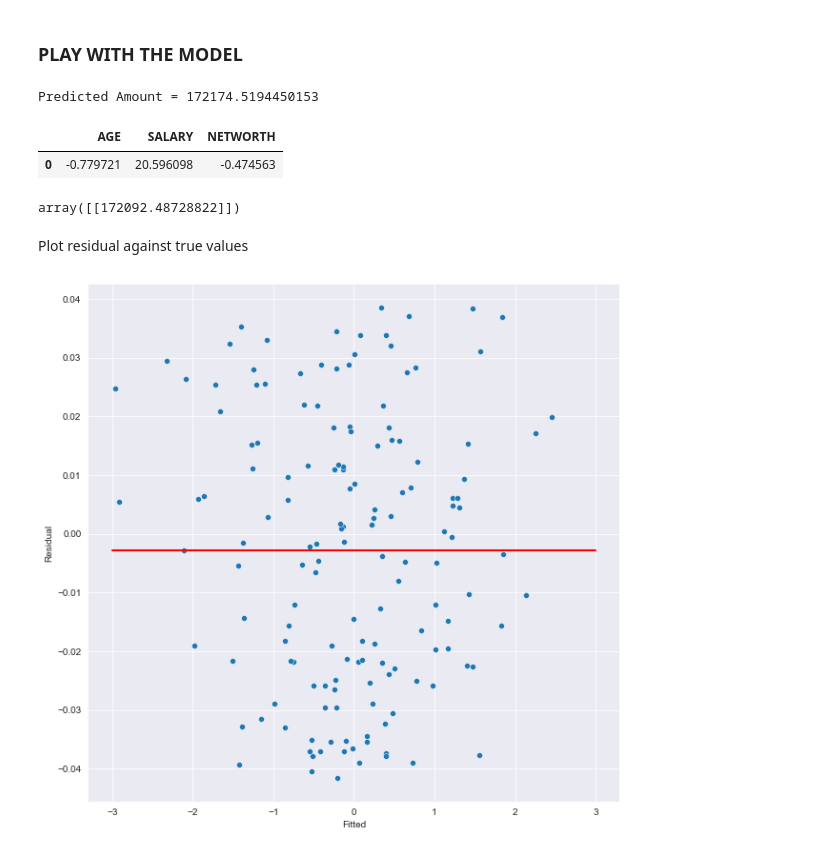
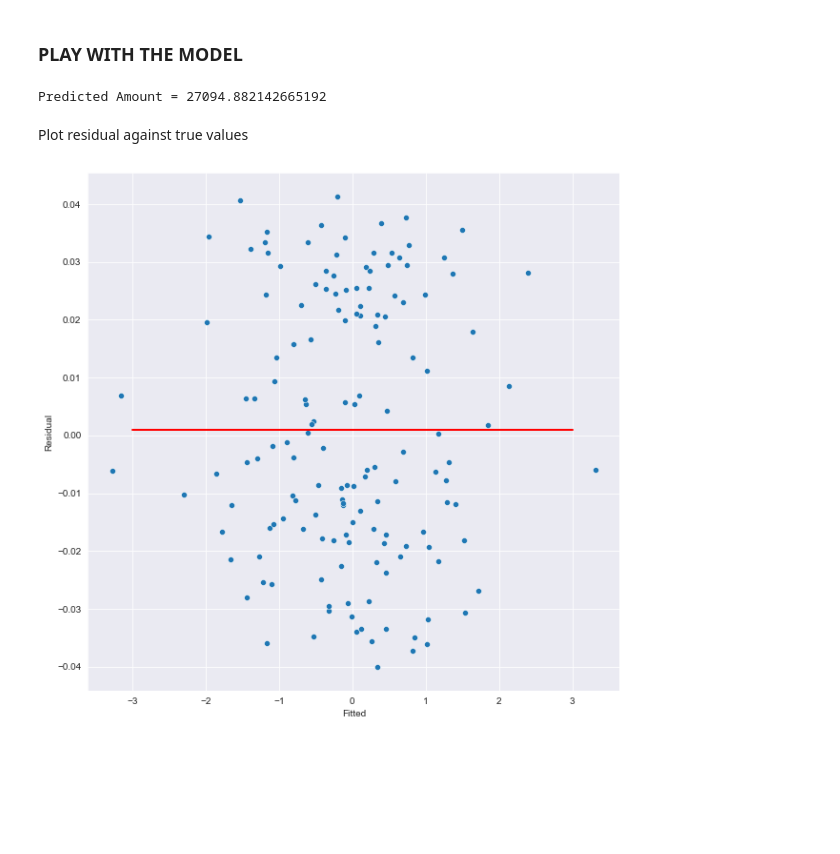
Before and after one commit to natthawit-jan/car_price_prediction_proj, a Jupyter notebook: car_prediction.ipynb, the cells around one changed output. Drawn from its saved outputs; the diff is of its cells as text; code cells hidden in the pictures; blank space fills up the shorter version.

```diff
--- a/car_prediction.ipynb
+++ b/car_prediction.ipynb
@@ -217,8 +217,8 @@ Notes:
 x_transformer = ct.named_transformers_['Features']
 y_transformer = ct.named_transformers_['Car price Amount']
 
-AGE = 40
-SALARY = 302930
+AGE = 50
+SALARY = 30294
 NETWORTH = 349204
 
 
@@ -230,18 +230,18 @@ predicted_amount = model.predict(x_to_predict) # Predict
 
 print(f'Predicted Amount = {y_transformer.inverse_transform(predicted_amount)[0][0]}')
 # %% [output]
-Predicted Amount = 172174.5194450153
+Predicted Amount = 27094.882142665192
-|  | AGE | SALARY | NETWORTH |
-| 0 | -0.779721 | 20.596098 | -0.474563 |
-array([[172092.48728822]])
+# %%
+dfs = [pd.Series(y_pred.reshape(-1)), pd.Series((y_pred - y_test.to_numpy()).reshape(-1))]
+residual_fitted_df = pd.concat(dfs , axis=1)
+residual_fitted_df.columns = ['Fitted', 'Residual']
 # %% [markdown]
 Plot residual against true values
 # %%
-residual_fitted_df = pd.DataFrame({'Residual': (y_test - y_pred).reshape(-1), 'Fitted': y_pred.reshape(-1)})
 mean_residual = residual_fitted_df['Residual'].mean()
 fig, ax = plt.subplots(figsize=(10, 10))
 sns.scatterplot(data=residual_fitted_df, x="Fitted", y="Residual")
 plt.plot([-3, 3], [mean_residual, mean_residual],   linewidth=2, color='r')
 plt.show()
 # %% [output]
-[figure, old version]
+[figure, new version]
```
Also changed, not shown: parts of 6 cells of this notebook.
